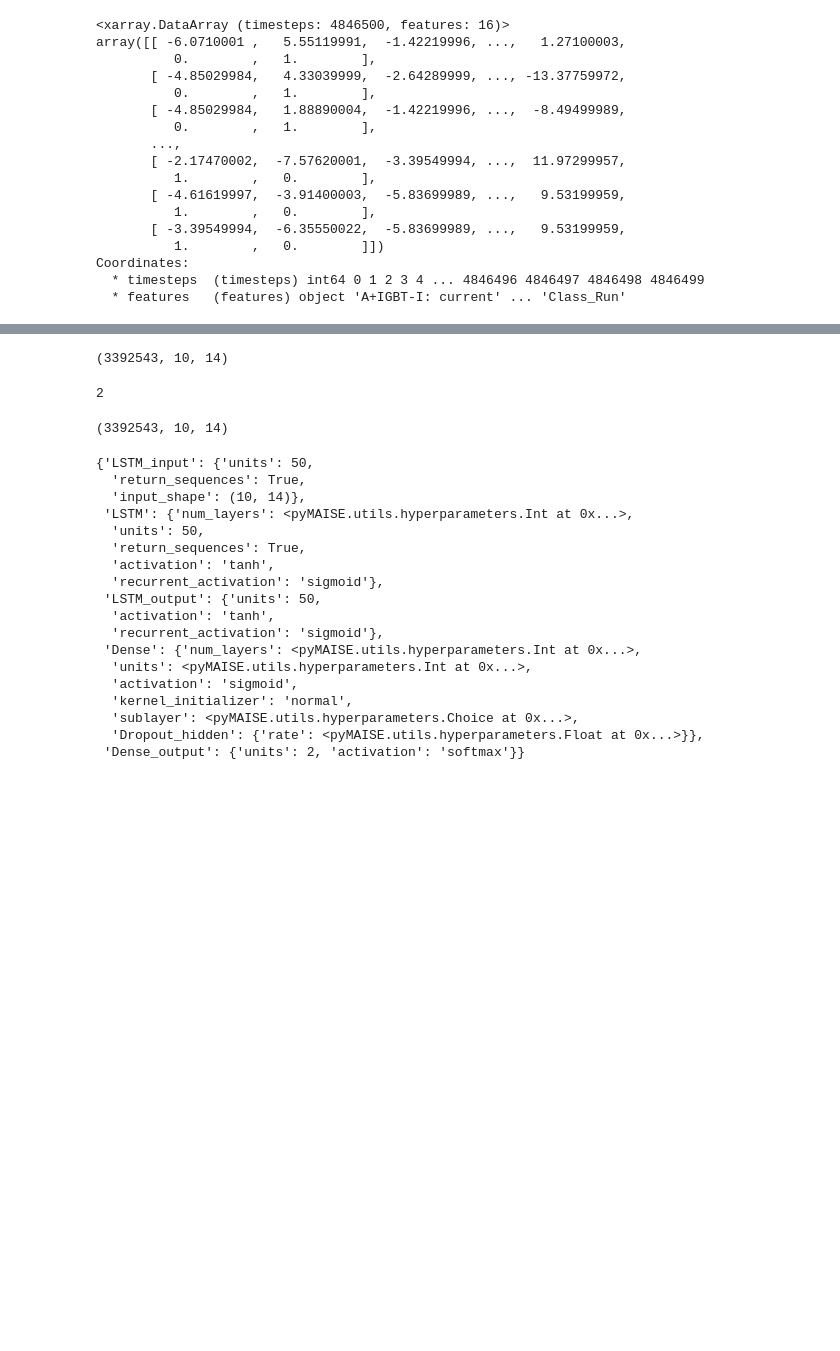
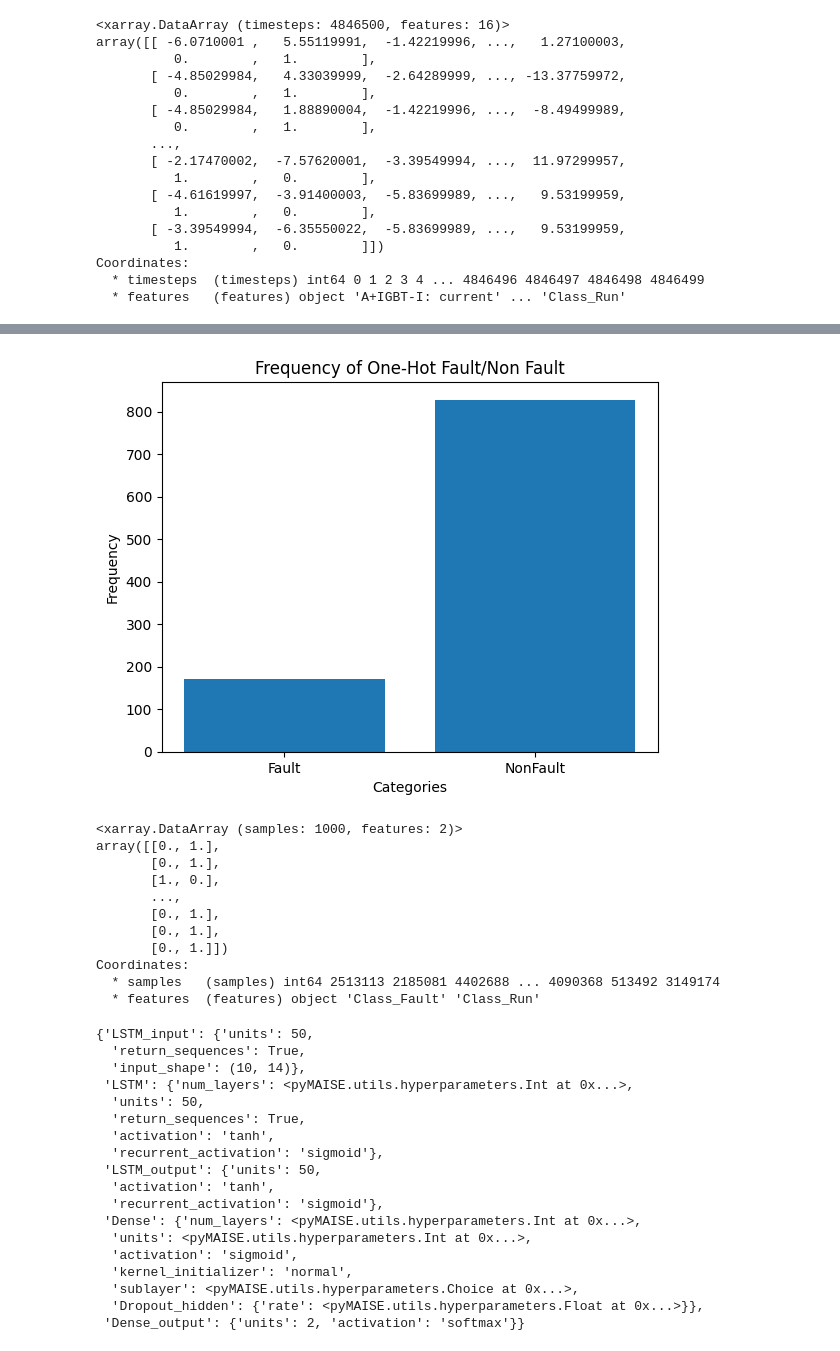
Before and after one commit to aims-umich/pyMAISE, a Jupyter notebook: docs/source/benchmarks/Anomoly.ipynb, the cells around one changed output, grey strips where cells are left out. Cells and saved outputs as stored; diff of their text form; code cells hidden in the pictures; blank space fills up the shorter version.

Commit message:
graph of fault no fault

```diff
--- a/docs/source/benchmarks/Anomoly.ipynb
+++ b/docs/source/benchmarks/Anomoly.ipynb
@@ -213,9 +134,5 @@ ytrain, ytest, y_scaler = scale_data(ytrain, ytest, scaler=MinMaxScaler())
 # %%
-%%time
-
-
-xtrain = xtrain#[:8000]
-ytrain = ytrain#[:8000]
-
-xtest = xtest#[:2000]
-ytest = ytest#[:2000]
+xtrain = xtrain[:1000]
+ytrain = ytrain[:1000]
+xtest = xtest[:250]
+ytest = ytest[:250]
@@ -225,11 +139,32 @@ Wall time: 5.48 µs
-# %%
-xtrain.shape
-# %% [output]
-(3392543, 10, 14)
-# %%
-ytrain.shape[-1]
-# %% [output]
-2
+# %%
+ytrain
+
+frequency = np.sum(ytrain, axis=0)
+
+# Categories
+categories = ['Fault', 'NonFault']
+
+# Plot
+plt.bar(categories, frequency)
+plt.title('Frequency of One-Hot Fault/Non Fault')
+plt.xlabel('Categories')
+plt.ylabel('Frequency')
+plt.ticklabel_format(style='plain', axis='y')
+plt.show()
+ytrain
+# %% [output]
+[figure, added]
+<xarray.DataArray (samples: 1000, features: 2)>
+array([[0., 1.],
+       [0., 1.],
+       [1., 0.],
+       ...,
+       [0., 1.],
+       [0., 1.],
+       [0., 1.]])
+Coordinates:
+  * samples   (samples) int64 2513113 2185081 4402688 ... 4090368 513492 3149174
+  * features  (features) object 'Class_Fault' 'Class_Run'
 # %%
 lstm_structure = {
     "LSTM_input": {
@@ -306,10 +241,6 @@ model_settings = {
     },
 }
 tuner = mai.Tuner(xtrain, ytrain, model_settings=model_settings)
-# %%
-xtrain.shape
-# %% [output]
-(3392543, 10, 14)
 # %%
 lstm_structure
 # %% [output]
```
Also changed, not shown: parts of 28 cells of this notebook.
